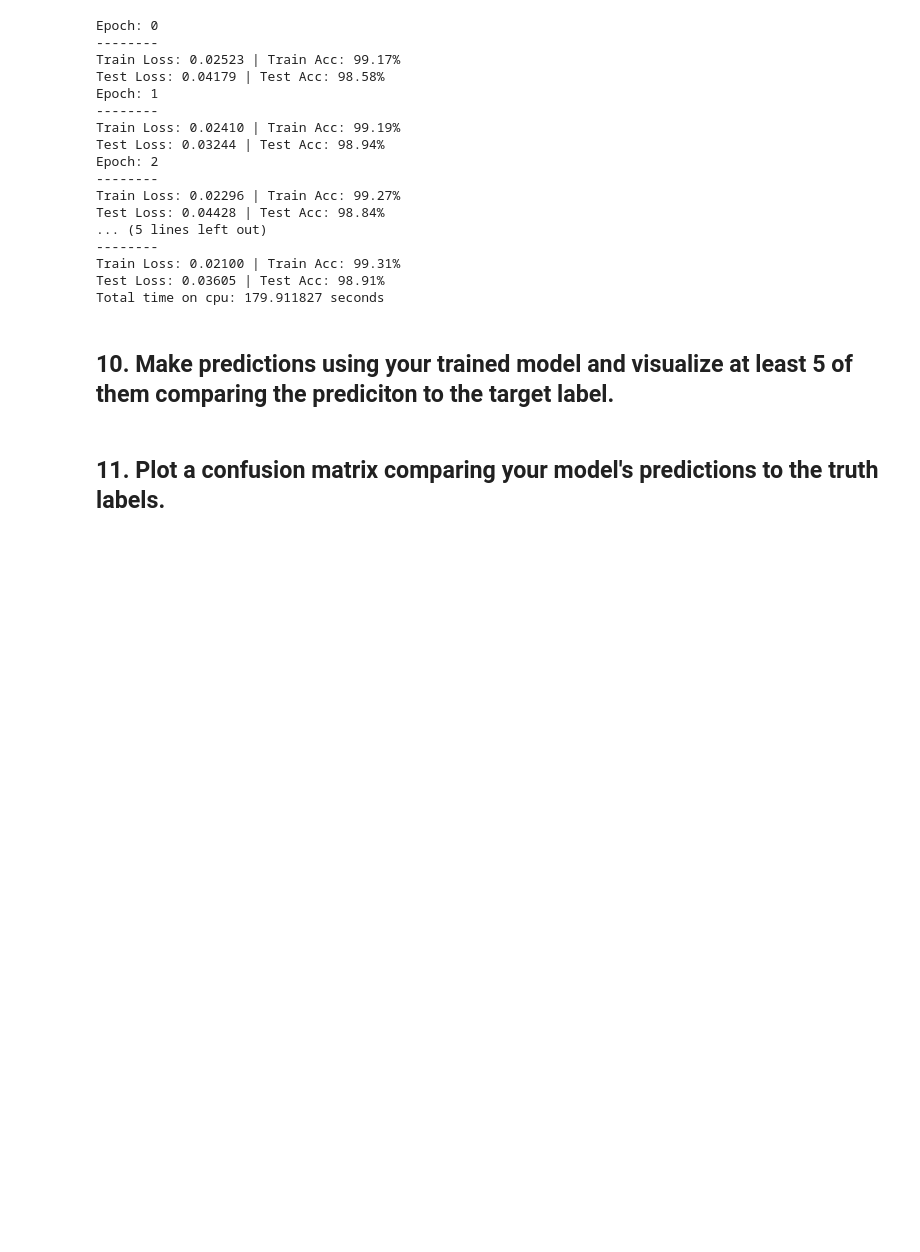
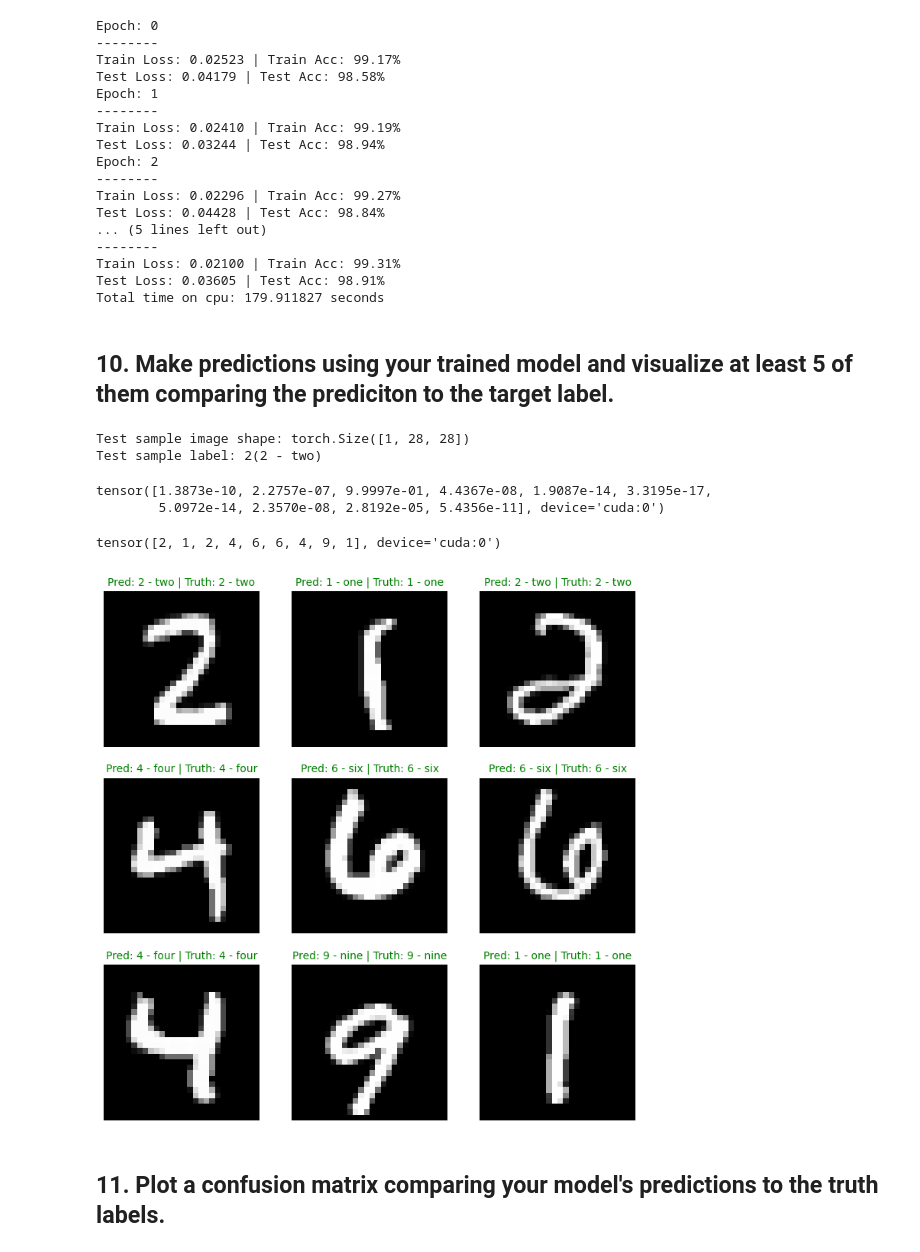
Before and after one commit to minghaozou/pytorch-tutorial-with-solutions, a Jupyter notebook: solutions/03_pytorch_computer_vision_exercises.ipynb, the cells around one changed output. Cells and saved outputs as stored; diff of their text form; code cells hidden in the pictures; blank space fills up the shorter version.

Commit message:
Visualization predictions

```diff
--- a/solutions/03_pytorch_computer_vision_exercises.ipynb
+++ b/solutions/03_pytorch_computer_vision_exercises.ipynb
@@ -403,3 +403,5 @@ Test Loss: 0.03605 | Test Acc: 98.91%
 Total time on cpu: 179.911827 seconds
 # %% [markdown]
 ## 10. Make predictions using your trained model and visualize at least 5 of them comparing the prediciton to the target label.
+# %%
+device = "cuda" if torch.cuda.is_available() else "cpu"
@@ -406,3 +421,47 @@ Total time on cpu: 179.911827 seconds
+# %%
+import random
+
+random.seed(42)
+test_samples = []
+test_labels = []
+
+for sample, label in random.sample(list(test_dataset), k = 9):
+  test_samples.append(sample)
+  test_labels.append(label)
+
+print(f"Test sample image shape: {test_samples[0].shape}\nTest sample label: {test_labels[0]}({class_names[test_labels[0]]})")
+# %% [output]
+Test sample image shape: torch.Size([1, 28, 28])
+Test sample label: 2(2 - two)
+# %%
+pred_probs = make_predictions(model = model, data=test_samples, device=device)
+pred_probs[0]
+# %% [output]
+tensor([1.3873e-10, 2.2757e-07, 9.9997e-01, 4.4367e-08, 1.9087e-14, 3.3195e-17,
+        5.0972e-14, 2.3570e-08, 2.8192e-05, 5.4356e-11], device='cuda:0')
+# %%
+pred_classes = pred_probs.argmax(dim=1)
+pred_classes
+# %% [output]
+tensor([2, 1, 2, 4, 6, 6, 4, 9, 1], device='cuda:0')
+# %%
+plt.figure(figsize = (9, 9))
+nrows = 3
+ncols = 3
+for i, sample in enumerate(test_samples):
+  plt.subplot(nrows, ncols, i + 1)
+  plt.imshow(sample.squeeze(), cmap = 'gray')
+  pred_label = class_names[pred_classes[i]]
+  truth_label = class_names[test_labels[i]]
+  title_text = f"Pred: {pred_label} | Truth: {truth_label}"
+
+  if pred_label == truth_label:
+    plt.title(title_text, fontsize = 10, c = "g")
+  else:
+    plt.title(title_text, fontsize = 10, c = "r")
+  plt.axis(False)
+# %% [output]
+[figure, added]
 # %% [markdown]
 ## 11. Plot a confusion matrix comparing your model's predictions to the truth labels.
 # %% [markdown]
```
Also changed, not shown: parts of 1 cell of this notebook.
